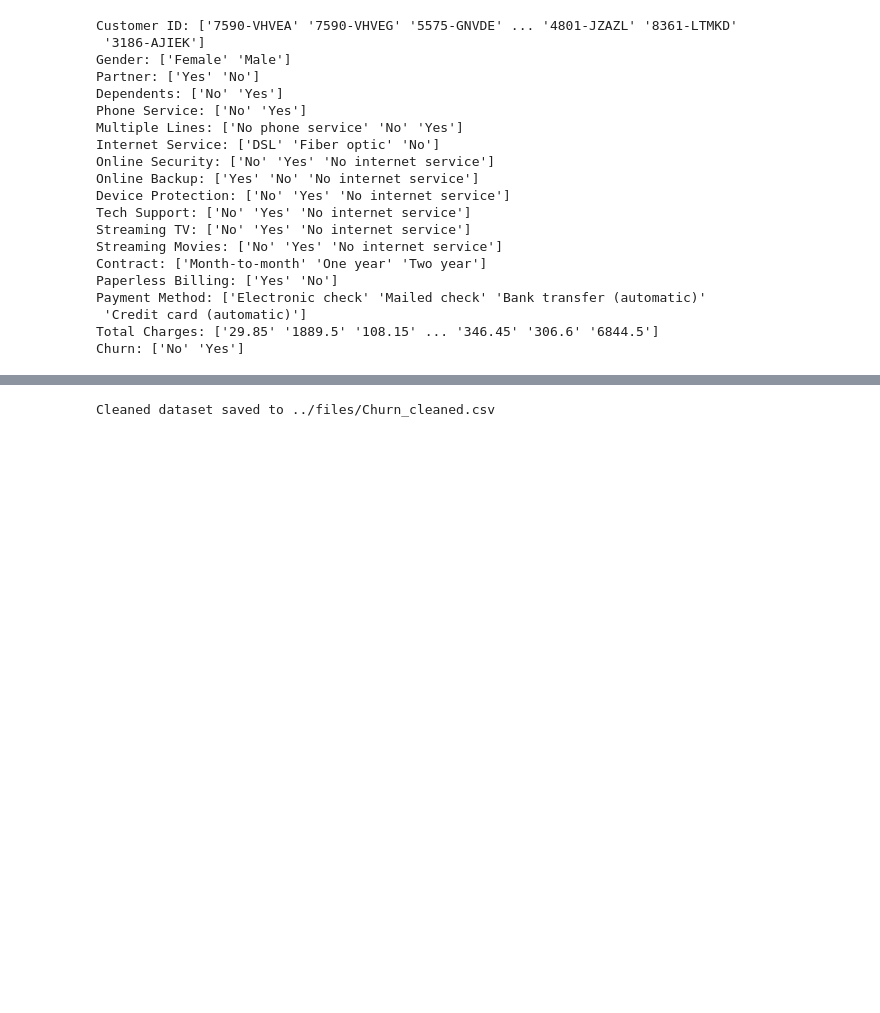
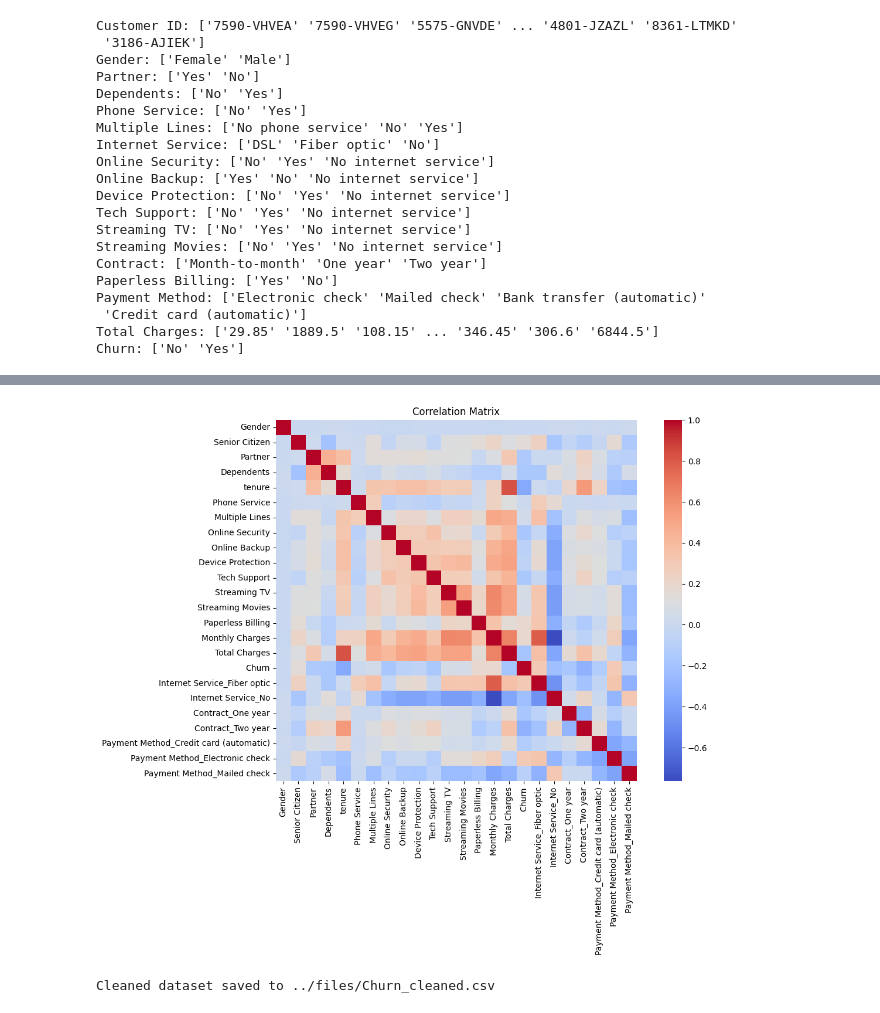
Before and after one commit to Shakiran-Nannyombi/Shakiran-Nannyombi-Recess, a Jupyter notebook: Machine_learning/Assignment/churn.ipynb, the cells around one changed output, grey strips where cells are left out. Drawn from its saved outputs; the diff is of its cells as text; code cells hidden in the pictures; blank space fills up the shorter version.

```diff
--- a/Machine_learning/Assignment/churn.ipynb
+++ b/Machine_learning/Assignment/churn.ipynb
@@ -44,0 +68,10 @@ df.shape
+# %%
+# Convert numerical columns to float32 for TensorFlow
+num_cols = df.select_dtypes(include=['int64', 'float64']).columns
+df[num_cols] = df[num_cols].astype('float32')
+
+# data types after conversion
+print(df.dtypes)
+# Object data types are not suitable for TensorFlow models.
+# All features should be numeric (int, float, or bool).
+print("Any object dtype columns:", df.select_dtypes(include=['object']).columns.tolist())
@@ -215,3 +268,12 @@ plt.show()
+# %%
+# plotting a correlation matrix
+plt.figure(figsize=(12, 8))
+correlation_matrix = df.corr()
+sns.heatmap(correlation_matrix, cmap='coolwarm', square=True)
+plt.title('Correlation Matrix')
+plt.show()
+# %% [output]
+[figure, added]
 # %%
 # Saving the cleaned dataset to the files folder
 df.to_csv('../files/Churn_cleaned.csv', index=False)
```
Also changed, not shown: parts of 7 cells of this notebook, 4 other files.
